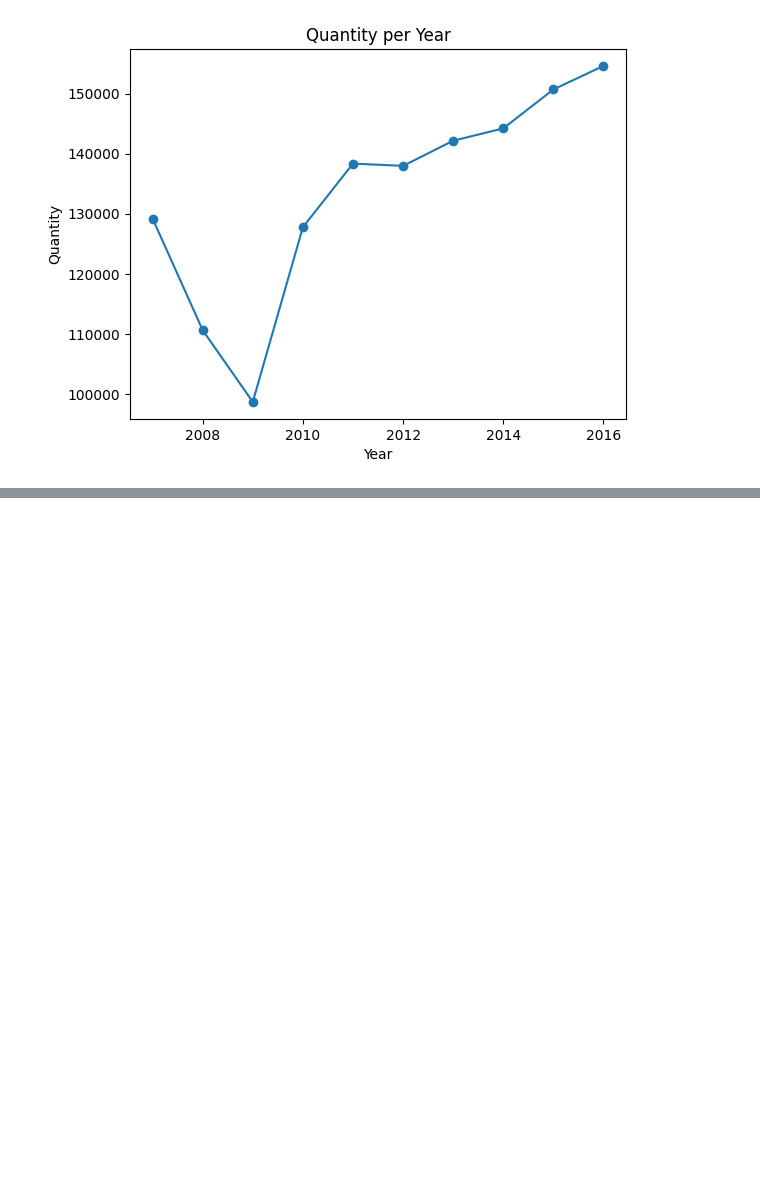
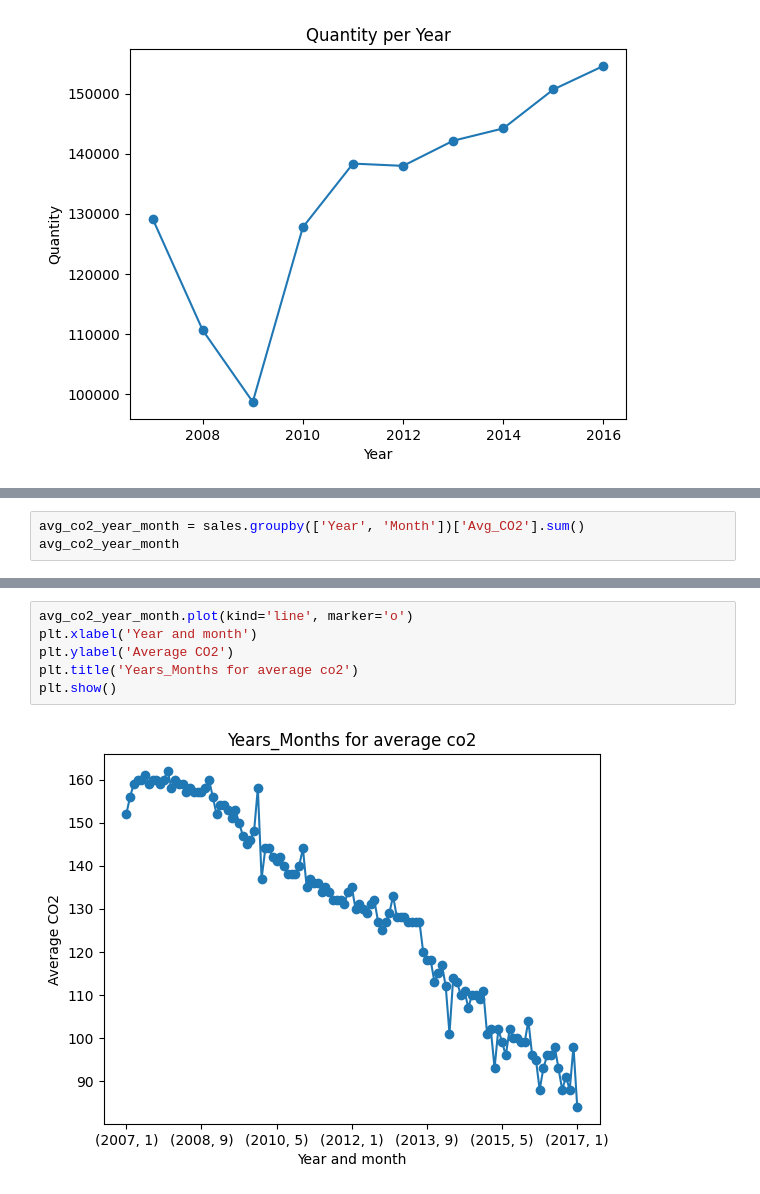
Before and after one commit to Lilit900/machine_learning_lilit_ajoyan_mlops25, a Jupyter notebook: exercises/exercise_0/sales.ipynb, the cells around one changed output, grey strips where cells are left out. Cells and saved outputs as stored; diff of their text form; blank space fills up the shorter version.

```diff
--- a/exercises/exercise_0/sales.ipynb
+++ b/exercises/exercise_0/sales.ipynb
@@ -102,0 +159,3 @@ plt.show()
+# %%
+avg_co2_year_month = sales.groupby(['Year', 'Month'])['Avg_CO2'].sum()
+avg_co2_year_month
@@ -102,0 +176,8 @@ plt.show()
+# %%
+avg_co2_year_month.plot(kind='line', marker='o')
+plt.xlabel('Year and month')
+plt.ylabel('Average CO2')
+plt.title('Years_Months for average co2')
+plt.show()
+# %% [output]
+[figure, added]
```
Also changed, not shown: parts of 14 cells of this notebook.
